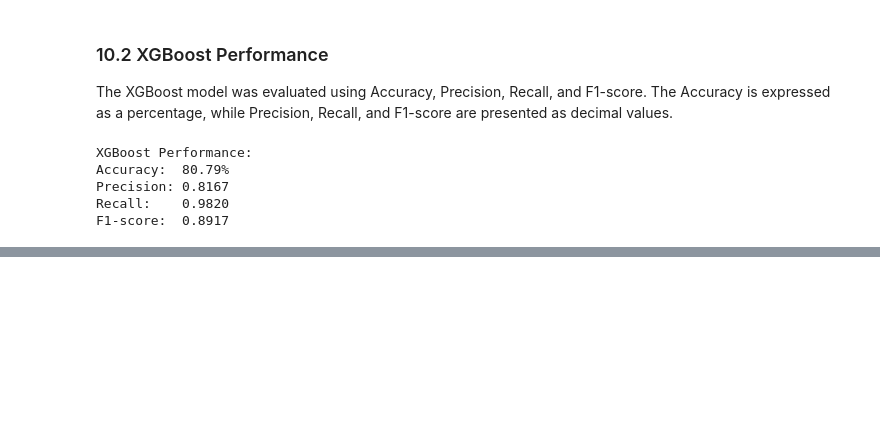
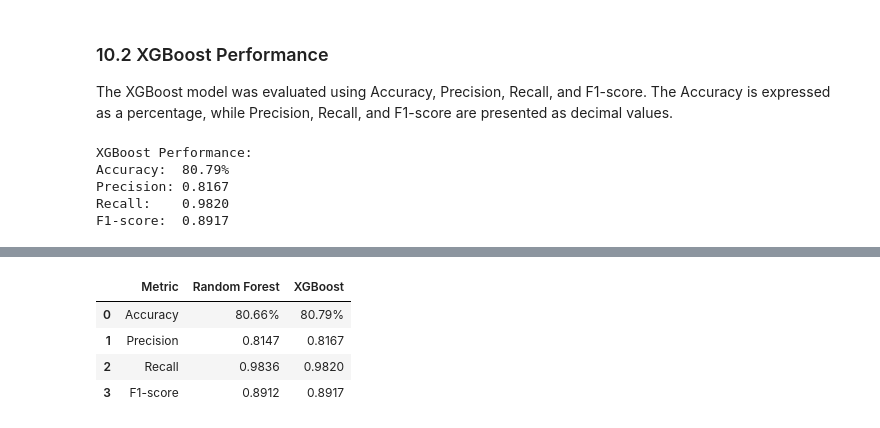
Before and after one commit to Clinton1029/Loan_Default_Project, a Jupyter notebook: Loan_Default.ipynb, the cells around one changed output, grey strips where cells are left out. Drawn from its saved outputs; the diff is of its cells as text; code cells hidden in the pictures; blank space fills up the shorter version.

```diff
--- a/Loan_Default.ipynb
+++ b/Loan_Default.ipynb
@@ -1797,0 +1802,26 @@ F1-score:  0.8917
+# %%
+# Create a summary of the model performance
+performance = pd.DataFrame({
+    'Metric': ['Accuracy', 'Precision', 'Recall', 'F1-score'],
+    'Random Forest': [
+        f"{accuracy_rf * 100:.2f}%",
+        f"{precision_rf:.4f}",
+        f"{recall_rf:.4f}",
+        f"{f1_rf:.4f}"
+    ],
+    'XGBoost': [
+        f"{accuracy_xgb * 100:.2f}%",
+        f"{precision_xgb:.4f}",
+        f"{recall_xgb:.4f}",
+        f"{f1_xgb:.4f}"
+    ]
+})
+
+# Display the performance comparison
+display(performance)
+# %% [output]
+|  | Metric | Random Forest | XGBoost |
+| 0 | Accuracy | 80.66% | 80.79% |
+| 1 | Precision | 0.8147 | 0.8167 |
+| 2 | Recall | 0.9836 | 0.9820 |
+| 3 | F1-score | 0.8912 | 0.8917 |
```
Also changed, not shown: parts of 1 cell of this notebook.
